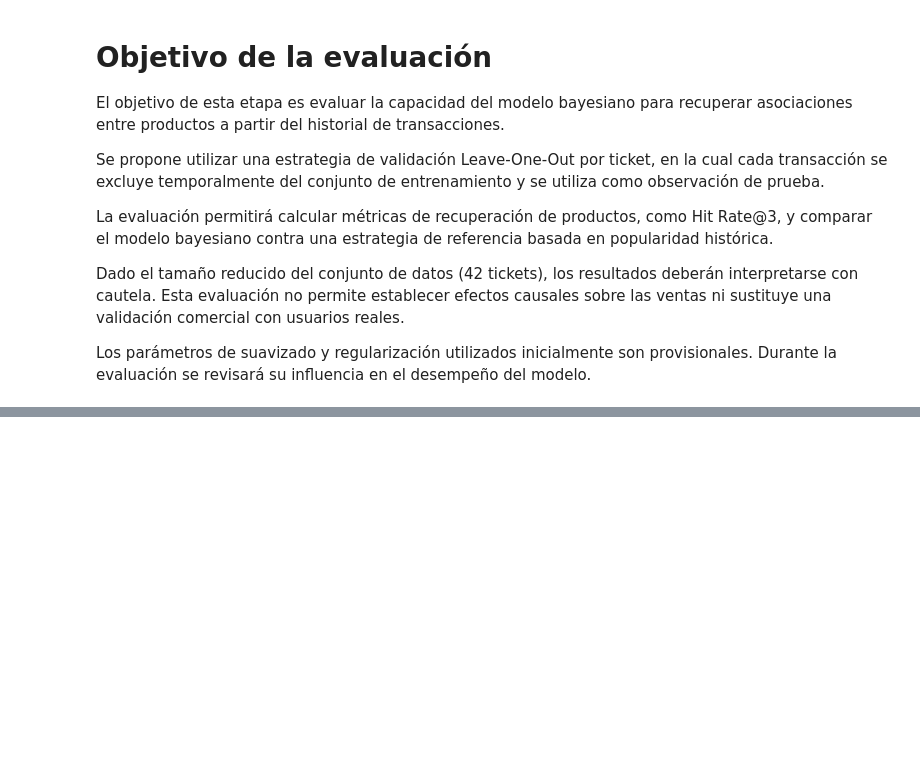
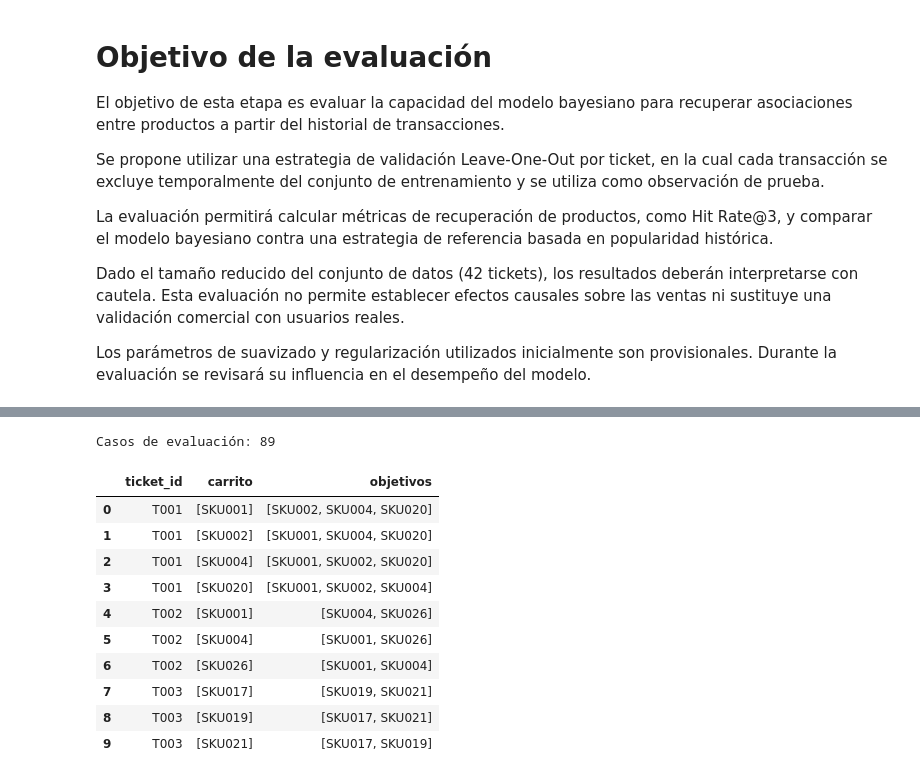
Before and after one commit to LucindaSerna/ferreteria-fullstack, a Jupyter notebook: notebooks/01_exploracion_datos.ipynb, the cells around one changed output, grey strips where cells are left out. Saved outputs shown, nothing was run; the diff lists cells and outputs as text; code cells hidden in the pictures; blank space fills up the shorter version.

```diff
--- a/notebooks/01_exploracion_datos.ipynb
+++ b/notebooks/01_exploracion_datos.ipynb
@@ -2869,0 +3006,23 @@ NameError: name 'tickets' is not defined
+# %%
+# Identificar tickets que permiten evaluar recomendaciones
+
+tickets_evaluacion = tickets[
+    tickets["productos"].apply(
+        lambda productos: len(set(productos)) >= 2
+    )
+].copy()
+
+print("Tickets totales:", len(tickets))
+print("Tickets elegibles:", len(tickets_evaluacion))
+print(
+    "Tickets excluidos:",
+    len(tickets) - len(tickets_evaluacion)
+)
+
+print("\nDistribución del número de productos:")
+print(
+    tickets["productos"]
+    .apply(lambda productos: len(set(productos)))
+    .value_counts()
+    .sort_index()
+)
@@ -2869,0 +3058,32 @@ NameError: name 'tickets' is not defined
+# %%
+casos_evaluacion = []
+
+for _, fila in tickets_evaluacion.iterrows():
+    productos = sorted(set(fila["productos"]))
+
+    for producto in productos:
+        casos_evaluacion.append({
+            "ticket_id": fila["ticket_id"],
+            "carrito": [producto],
+            "objetivos": [
+                p for p in productos if p != producto
+            ]
+        })
+
+casos_df = pd.DataFrame(casos_evaluacion)
+
+print("Casos de evaluación:", len(casos_df))
+display(casos_df.head(10))
+# %% [output]
+Casos de evaluación: 89
+|  | ticket_id | carrito | objetivos |
+| 0 | T001 | [SKU001] | [SKU002, SKU004, SKU020] |
+| 1 | T001 | [SKU002] | [SKU001, SKU004, SKU020] |
+| 2 | T001 | [SKU004] | [SKU001, SKU002, SKU020] |
+| 3 | T001 | [SKU020] | [SKU001, SKU002, SKU004] |
+| 4 | T002 | [SKU001] | [SKU004, SKU026] |
+| 5 | T002 | [SKU004] | [SKU001, SKU026] |
+| 6 | T002 | [SKU026] | [SKU001, SKU004] |
+| 7 | T003 | [SKU017] | [SKU019, SKU021] |
+| 8 | T003 | [SKU019] | [SKU017, SKU021] |
+| 9 | T003 | [SKU021] | [SKU017, SKU019] |
```
Also changed, not shown: parts of 62 cells of this notebook.
